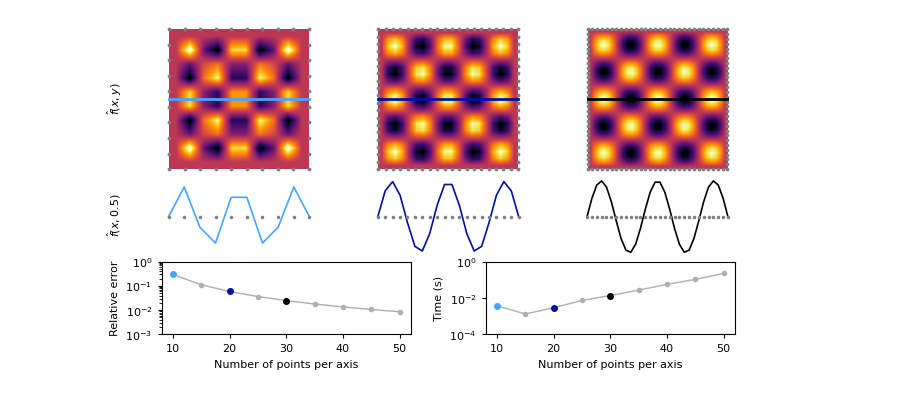
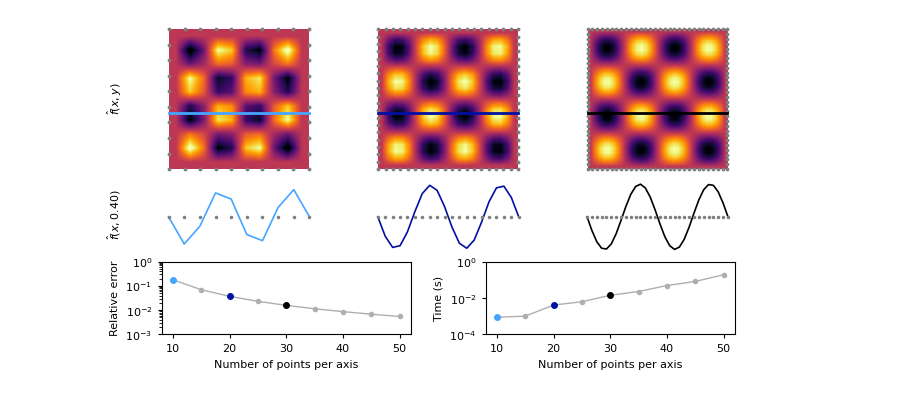
Before and after one commit to oscar-rincon/Review-Seismic-Waves, a Jupyter notebook: main/03_finite_difference_helmholtz2D/finite_difference_helmholtz2D.ipynb, the cells around one changed output. Cells and saved outputs as stored; diff of their text form; code cells hidden in the pictures.

```diff
--- a/main/03_finite_difference_helmholtz2D/finite_difference_helmholtz2D.ipynb
+++ b/main/03_finite_difference_helmholtz2D/finite_difference_helmholtz2D.ipynb
@@ -26,10 +26,10 @@ from plotting import *
 # ==========================================================
 
 def f_exact(x, y):
-    return np.sin(5 * np.pi * x) * np.sin(5 * np.pi * y)
+    return np.sin(4 * np.pi * x) * np.sin(4 * np.pi * y)
 
 def rhs(x, y):
-    return -2 * (5 * np.pi)**2 * np.sin(5 * np.pi * x) * np.sin(5 * np.pi * y)
+    return -2 * (4 * np.pi)**2 * np.sin(4 * np.pi * x) * np.sin(4 * np.pi * y)
 
 # General parameters
 N_values = list(range(10, 51, 5))  # total points per axis (including boundaries)
@@ -116,7 +116,7 @@ for i, (N, color) in enumerate(zip(N_examples, colors)):
     border_mask = (X == 0) | (X == 1) | (Y == 0) | (Y == 1)
     ax.scatter(X[border_mask], Y[border_mask], color="tab:gray", s=3, zorder=2)
 
-    y_line = 0.5
+    y_line = 0.40
     ax.plot(X[:, 0], np.full_like(X[:, 0], y_line), color=color, lw=2, zorder=3)
 
     ax.set_xlim(-0.02, 1.02)
@@ -132,42 +132,42 @@ gs_mid = outer_gs[1].subgridspec(1, 3, wspace=0.35)
 for i, (N, color) in enumerate(zip(N_examples, colors)):
     ax = fig.add_subplot(gs_mid[0, i])
     X, Y, F = results[N]
-    idx_mid = np.argmin(np.abs(Y[0, :] - 0.5))
+    idx_mid = np.argmin(np.abs(Y[0, :] - 0.40))
     ax.plot(X[:, idx_mid], F[:, idx_mid], '-', color=color, lw=1.2)
     ax.plot(X[:, idx_mid], np.zeros_like(X[:, idx_mid]), '.', color='tab:gray', markersize=3)
     ax.set_ylim(-2.0, 2.0)
     ax.axis('off')
 
 # Añadir anotación a la izquierda de la segunda fila
-fig.text(0.05, 0.41, r"$\hat{f}(x,0.5)$", fontsize=8, va="center", ha="left", rotation=90)
+fig.text(0.05, 0.41, r"$\hat{f}(x,0.40)$", fontsize=8, va="center", ha="left", rotation=90)
 
 plt.subplots_adjust(hspace=-0.3, wspace=0.0)
 
 # === Row 3: Error and time ===
 gs_bottom = outer_gs[2].subgridspec(1, 2, wspace=0.30)
 ax_errN = fig.add_subplot(gs_bottom[0, 0])
 ax_errT = fig.add_subplot(gs_bottom[0, 1])
 
 ax_errN.plot(N_values, relative_errors, '.-', lw=1, color='#AFAFAF')
 for N, color in zip(N_examples, colors):
     idx = N_values.index(N)
     ax_errN.plot(N_values[idx], relative_errors[idx], '.', color=color, markersize=8)
 ax_errN.set_xlabel('Number of points per axis')
 ax_errN.set_ylabel('Relative error')
 ax_errN.set_yscale('log')
 ax_errN.set_ylim(top=1e0, bottom=1e-3)
 
 ax_errT.plot(N_values, times, '.-', lw=1, color='#AFAFAF')
 for N, color in zip(N_examples, colors):
     idx = N_values.index(N)
     ax_errT.plot(N_values[idx], times[idx], '.', color=color, markersize=8)
 ax_errT.set_xlabel('Number of points per axis')
 ax_errT.set_ylabel('Time (s)')
 ax_errT.set_yscale('log')
 ax_errT.set_ylim(top=1e0, bottom=1e-4)
 
 plt.savefig("figs/helmholtz2D_convergence.svg", dpi=150, bbox_inches='tight')
 plt.savefig("figs/helmholtz2D_convergence.pdf", dpi=150, bbox_inches='tight')
 plt.show()
 # %% [output]
-[figure, old version]
+[figure, new version]
```
Also changed, not shown: 5 other files.
